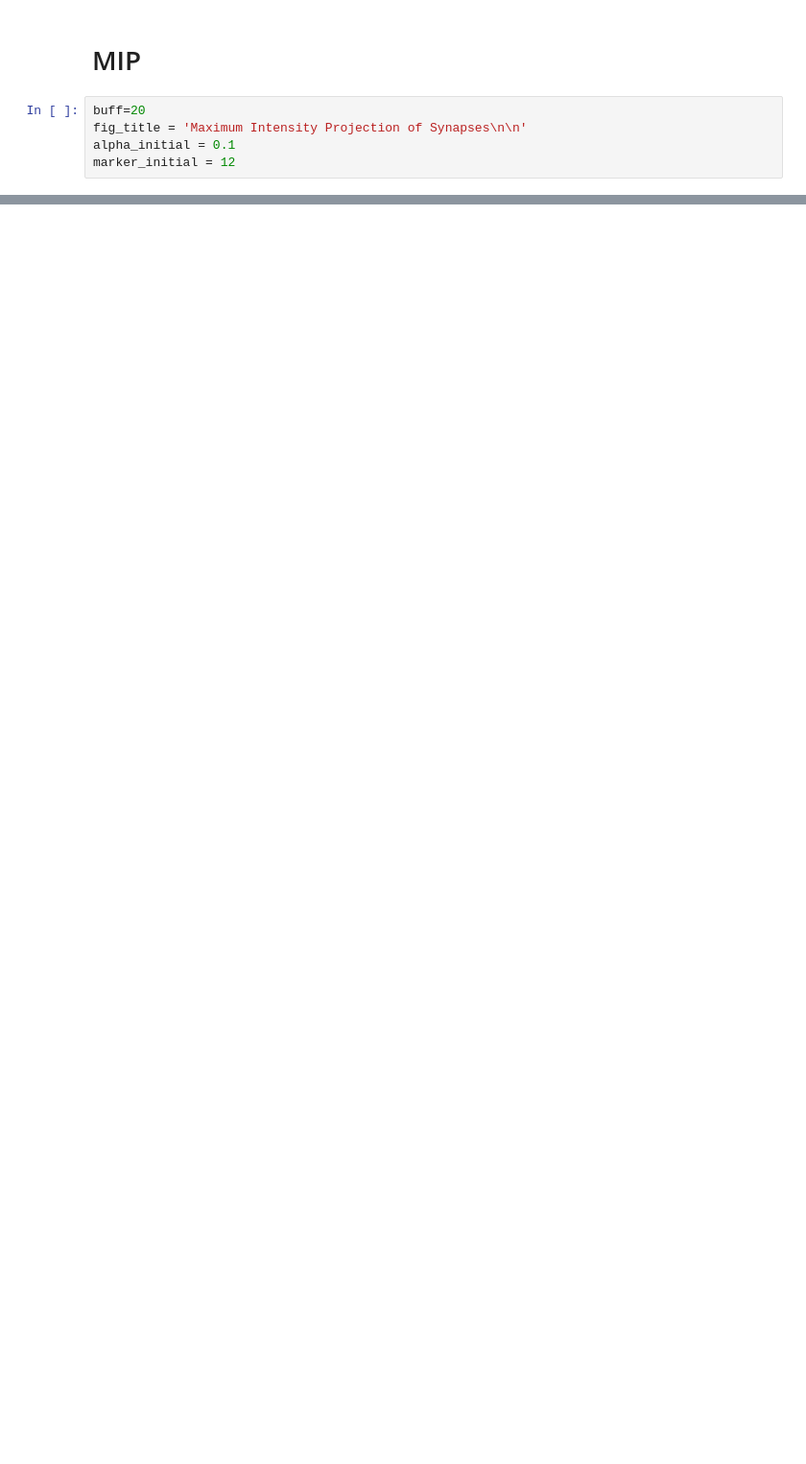
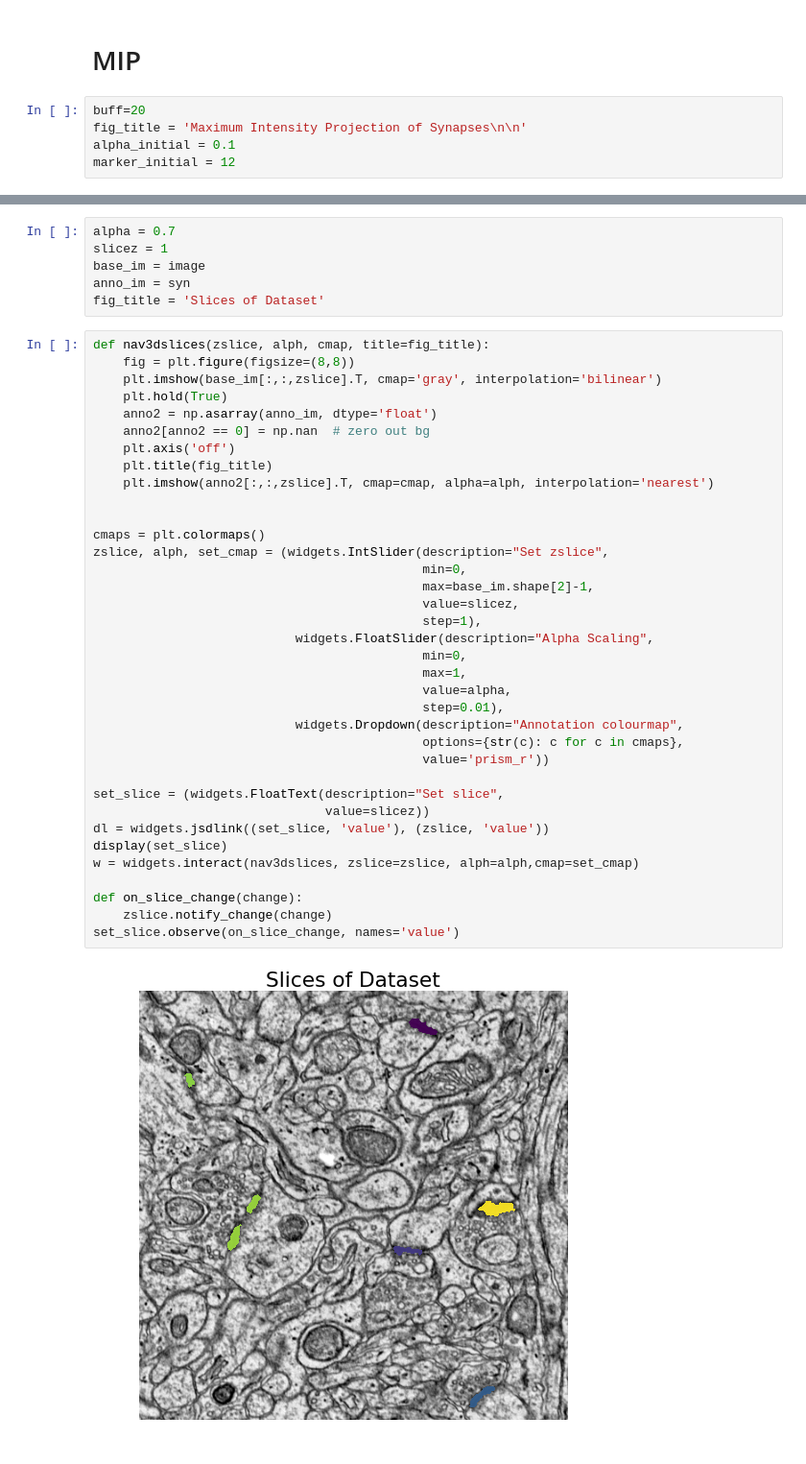
Before and after one commit to neurodata-papers/ndpaper, a Jupyter notebook: spatialsynapses/synapse_viz.ipynb, the cells around one changed output, grey strips where cells are left out. Shown at 96% size. Cells and saved outputs as stored; diff of their text form; blank space fills up the shorter version.

Commit message:
added functionality for 3d slice selection, as well as added textboxes for inputing specific selections on sliders

```diff
--- a/spatialsynapses/synapse_viz.ipynb
+++ b/spatialsynapses/synapse_viz.ipynb
@@ -221,0 +245,44 @@ plt.show()
+# %%
+alpha = 0.7
+slicez = 1
+base_im = image
+anno_im = syn
+fig_title = 'Slices of Dataset'
+# %%
+def nav3dslices(zslice, alph, cmap, title=fig_title):
+    fig = plt.figure(figsize=(8,8))
+    plt.imshow(base_im[:,:,zslice].T, cmap='gray', interpolation='bilinear')
+    plt.hold(True)
+    anno2 = np.asarray(anno_im, dtype='float')
+    anno2[anno2 == 0] = np.nan  # zero out bg
+    plt.axis('off')
+    plt.title(fig_title)
+    plt.imshow(anno2[:,:,zslice].T, cmap=cmap, alpha=alph, interpolation='nearest')
+
+
+cmaps = plt.colormaps()
+zslice, alph, set_cmap = (widgets.IntSlider(description="Set zslice",
+                                            min=0,
+                                            max=base_im.shape[2]-1,
+                                            value=slicez,
+                                            step=1),
+                           widgets.FloatSlider(description="Alpha Scaling",
+                                            min=0,
+                                            max=1,
+                                            value=alpha,
+                                            step=0.01),
+                           widgets.Dropdown(description="Annotation colourmap",
+                                            options={str(c): c for c in cmaps},
+                                            value='prism_r'))
+
+set_slice = (widgets.FloatText(description="Set slice",
+                               value=slicez))
+dl = widgets.jsdlink((set_slice, 'value'), (zslice, 'value'))
+display(set_slice)
+w = widgets.interact(nav3dslices, zslice=zslice, alph=alph,cmap=set_cmap)
+
+def on_slice_change(change):
+    zslice.notify_change(change)
+set_slice.observe(on_slice_change, names='value')
+# %% [output]
+[figure, added]
```
Also changed, not shown: parts of 8 cells of this notebook.
